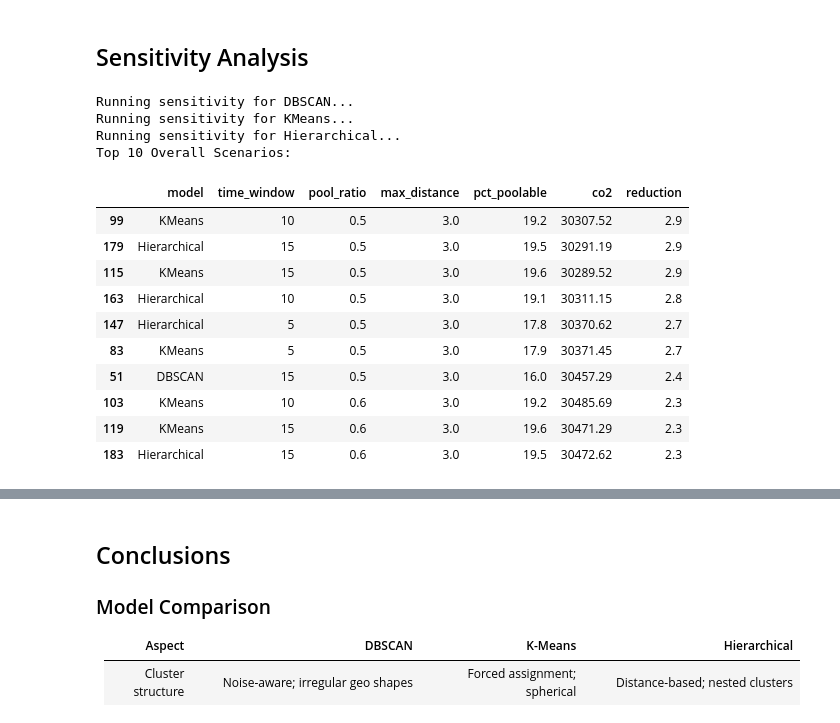
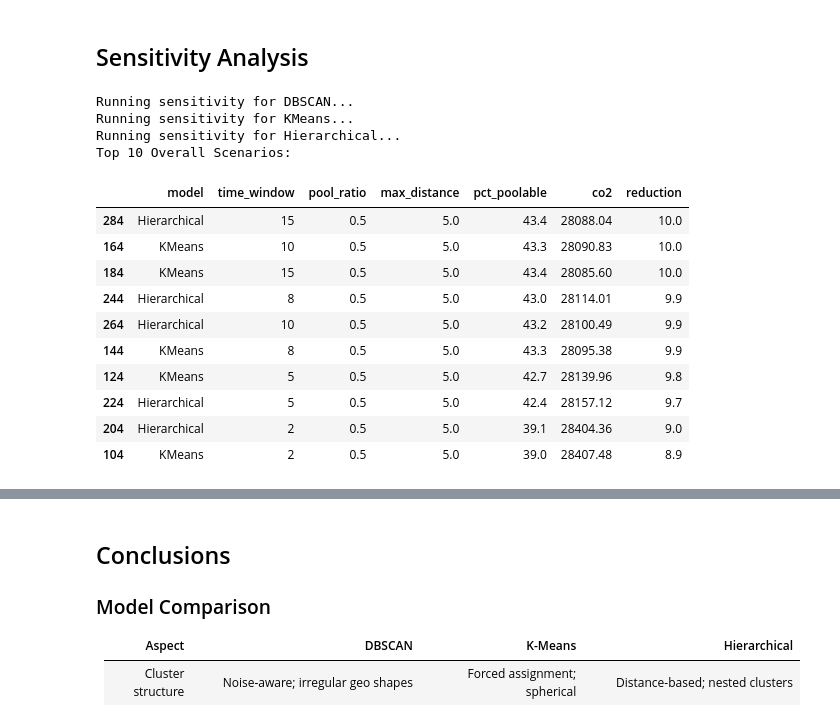
Before and after one commit to anushkasjadhav/MSE446-Optimization-Ride-Pooling-For-Emissions-Reduction, a Jupyter notebook: Clustering/poolability_scaleup.ipynb, the cells around one changed output, grey strips where cells are left out. Drawn from its saved outputs; the diff is of its cells as text; code cells hidden in the pictures.

```diff
--- a/Clustering/poolability_scaleup.ipynb
+++ b/Clustering/poolability_scaleup.ipynb
@@ -421,9 +421,9 @@ import pandas as pd
 import seaborn as sns
 import matplotlib.pyplot as plt
 
-time_windows = [2, 5, 10, 15]
+time_windows = [2, 5, 8, 10, 15]
 pool_ratios = [0.5, 0.6, 0.7, 0.8]
-max_distances = [0.5, 1, 2, 3]
+max_distances = [0.5, 1, 2, 3, 5]
 
 # Store all models
 models = {
@@ -471,40 +471,40 @@ for model_name, df_base in models.items():
                     "max_distance": dist,
                     "pct_poolable": pct_poolable,
                     "co2": pooled_co2,
                     "reduction": reduction
                 })
 
 # Combine results
 results_df = pd.DataFrame(results)
 
 # -----------------------
 # Clean Results
 # -----------------------
 
 results_df_clean = results_df.copy()
 
 results_df_clean["pct_poolable"] = (results_df_clean["pct_poolable"] * 100).round(1)
 results_df_clean["reduction"] = (results_df_clean["reduction"] * 100).round(1)
 results_df_clean["co2"] = results_df_clean["co2"].round(2)
 
 # Sort
 results_df_clean = results_df_clean.sort_values(by="reduction", ascending=False)
 
 print("Top 10 Overall Scenarios:")
 display(results_df_clean.head(10))
 # %% [output]
 Running sensitivity for DBSCAN...
 Running sensitivity for KMeans...
 Running sensitivity for Hierarchical...
 Top 10 Overall Scenarios:
 |  | model | time_window | pool_ratio | max_distance | pct_poolable | co2 | reduction |
-| 99 | KMeans | 10 | 0.5 | 3.0 | 19.2 | 30307.52 | 2.9 |
-| 179 | Hierarchical | 15 | 0.5 | 3.0 | 19.5 | 30291.19 | 2.9 |
-| 115 | KMeans | 15 | 0.5 | 3.0 | 19.6 | 30289.52 | 2.9 |
-| 163 | Hierarchical | 10 | 0.5 | 3.0 | 19.1 | 30311.15 | 2.8 |
-| 147 | Hierarchical | 5 | 0.5 | 3.0 | 17.8 | 30370.62 | 2.7 |
-| 83 | KMeans | 5 | 0.5 | 3.0 | 17.9 | 30371.45 | 2.7 |
-| 51 | DBSCAN | 15 | 0.5 | 3.0 | 16.0 | 30457.29 | 2.4 |
-| 103 | KMeans | 10 | 0.6 | 3.0 | 19.2 | 30485.69 | 2.3 |
-| 119 | KMeans | 15 | 0.6 | 3.0 | 19.6 | 30471.29 | 2.3 |
-| 183 | Hierarchical | 15 | 0.6 | 3.0 | 19.5 | 30472.62 | 2.3 |
+| 284 | Hierarchical | 15 | 0.5 | 5.0 | 43.4 | 28088.04 | 10.0 |
+| 164 | KMeans | 10 | 0.5 | 5.0 | 43.3 | 28090.83 | 10.0 |
+| 184 | KMeans | 15 | 0.5 | 5.0 | 43.4 | 28085.60 | 10.0 |
+| 244 | Hierarchical | 8 | 0.5 | 5.0 | 43.0 | 28114.01 | 9.9 |
+| 264 | Hierarchical | 10 | 0.5 | 5.0 | 43.2 | 28100.49 | 9.9 |
+| 144 | KMeans | 8 | 0.5 | 5.0 | 43.3 | 28095.38 | 9.9 |
+| 124 | KMeans | 5 | 0.5 | 5.0 | 42.7 | 28139.96 | 9.8 |
+| 224 | Hierarchical | 5 | 0.5 | 5.0 | 42.4 | 28157.12 | 9.7 |
+| 204 | Hierarchical | 2 | 0.5 | 5.0 | 39.1 | 28404.36 | 9.0 |
+| 104 | KMeans | 2 | 0.5 | 5.0 | 39.0 | 28407.48 | 8.9 |
```
Also changed, not shown: parts of 3 cells of this notebook, 8 other files.
